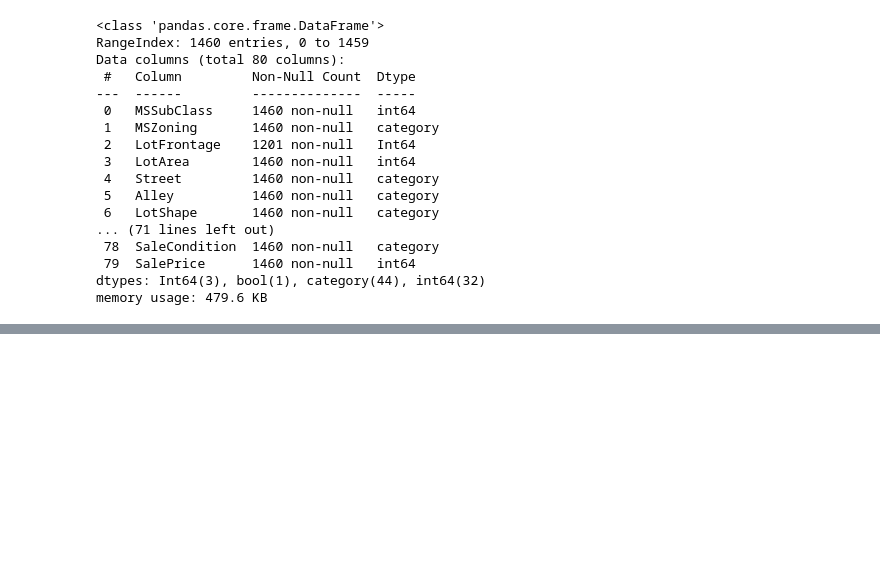
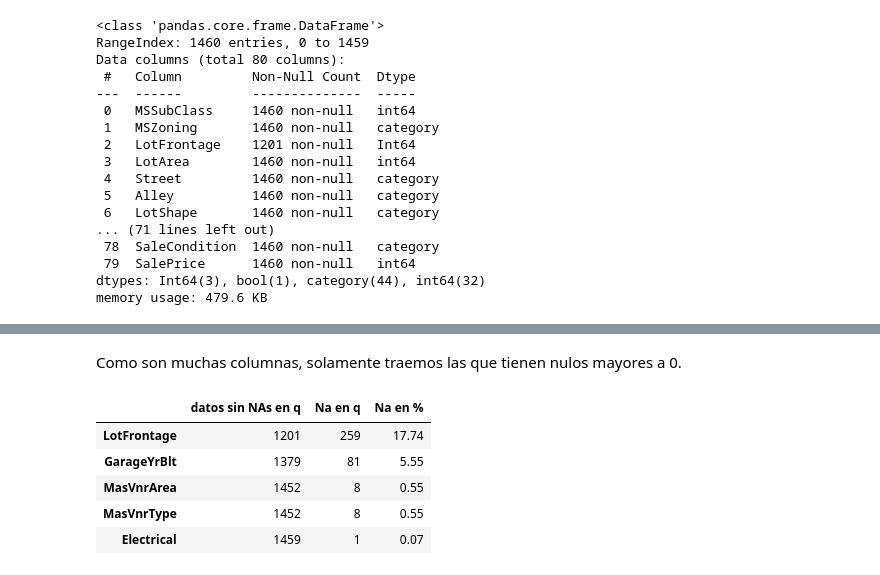
Before and after one commit to dmnunez1993/coding-dojo-ds-ml-bootcamp, a Jupyter notebook: machine_learning/examenes/examen_certificacion_intento_1_housing_prices/notebooks/examen_certificacion_intento_1_housing_prices.ipynb, the cells around one changed output, grey strips where cells are left out. Cells and saved outputs as stored; diff of their text form; code cells hidden in the pictures; blank space fills up the shorter version.

```diff
--- a/machine_learning/examenes/examen_certificacion_intento_1_housing_prices/notebooks/examen_certificacion_intento_1_housing_prices.ipynb
+++ b/machine_learning/examenes/examen_certificacion_intento_1_housing_prices/notebooks/examen_certificacion_intento_1_housing_prices.ipynb
@@ -645,0 +755,13 @@ Notar que los valores Int64 son la version de pandas para reconocer valores num
+# %% [markdown]
+Como son muchas columnas, solamente traemos las que tienen nulos mayores a 0.
+# %%
+estadisticas_nulos = obtener_estadisticas_datos_nulos(df)
+
+estadisticas_nulos[estadisticas_nulos["Na en q"] > 0]
+# %% [output]
+|  | datos sin NAs en q | Na en q | Na en % |
+| LotFrontage | 1201 | 259 | 17.74 |
+| GarageYrBlt | 1379 | 81 | 5.55 |
+| MasVnrArea | 1452 | 8 | 0.55 |
+| MasVnrType | 1452 | 8 | 0.55 |
+| Electrical | 1459 | 1 | 0.07 |
```
Also changed, not shown: parts of 35 cells of this notebook.
